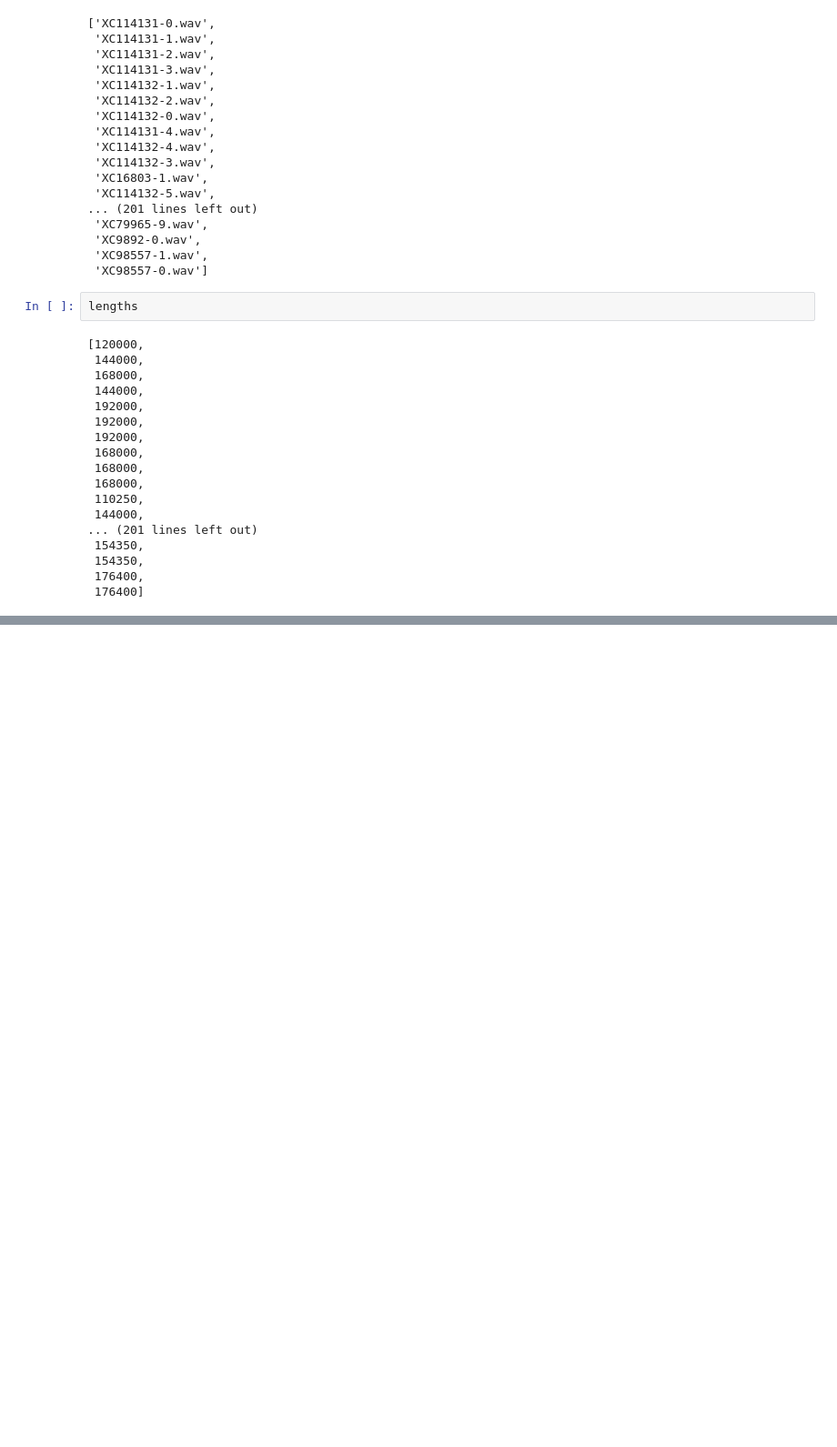
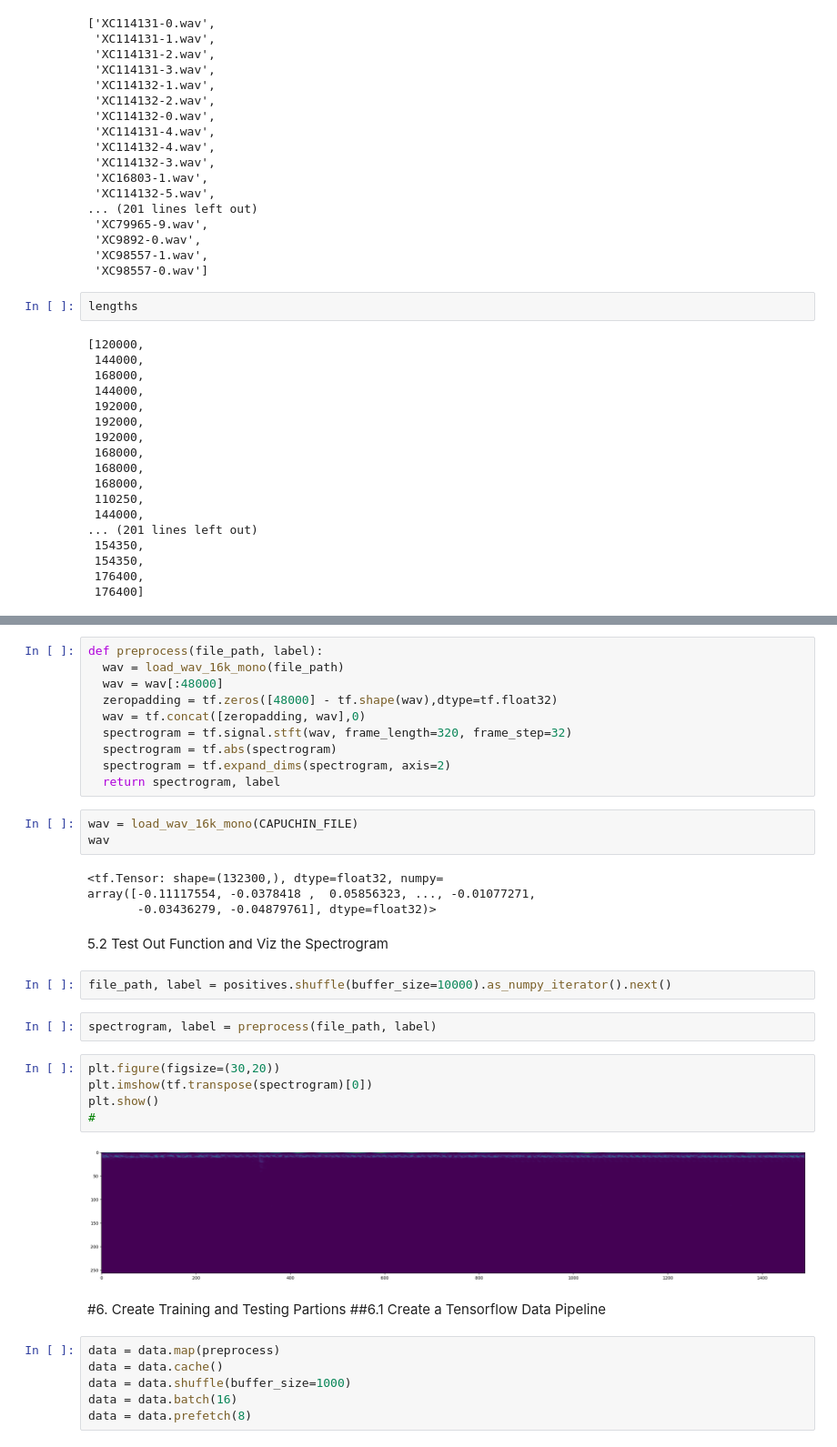
Before and after one commit to LeQuangHieuVKU/DeepLearning_AudioClassification, a Jupyter notebook: AudioClassification.ipynb, the cells around one changed output, grey strips where cells are left out. Shown at 91% size. Drawn from its saved outputs; the diff is of its cells as text; blank space fills up the shorter version.

```diff
--- a/AudioClassification.ipynb
+++ b/AudioClassification.ipynb
@@ -206,0 +229,39 @@ lengths
+# %%
+def preprocess(file_path, label):
+  wav = load_wav_16k_mono(file_path)
+  wav = wav[:48000]
+  zeropadding = tf.zeros([48000] - tf.shape(wav),dtype=tf.float32)
+  wav = tf.concat([zeropadding, wav],0)
+  spectrogram = tf.signal.stft(wav, frame_length=320, frame_step=32)
+  spectrogram = tf.abs(spectrogram)
+  spectrogram = tf.expand_dims(spectrogram, axis=2)
+  return spectrogram, label
+# %%
+wav = load_wav_16k_mono(CAPUCHIN_FILE)
+wav
+# %% [output]
+<tf.Tensor: shape=(132300,), dtype=float32, numpy=
+array([-0.11117554, -0.0378418 ,  0.05856323, ..., -0.01077271,
+       -0.03436279, -0.04879761], dtype=float32)>
+# %% [markdown]
+5.2 Test Out Function and Viz the Spectrogram
+# %%
+file_path, label = positives.shuffle(buffer_size=10000).as_numpy_iterator().next()
+# %%
+spectrogram, label = preprocess(file_path, label)
+# %%
+plt.figure(figsize=(30,20))
+plt.imshow(tf.transpose(spectrogram)[0])
+plt.show()
+#
+# %% [output]
+[figure, added]
+# %% [markdown]
+#6. Create Training and Testing Partions
+##6.1 Create a Tensorflow Data Pipeline
+# %%
+data = data.map(preprocess)
+data = data.cache()
+data = data.shuffle(buffer_size=1000)
+data = data.batch(16)
+data = data.prefetch(8)
```
Also changed, not shown: parts of 39 cells of this notebook.
